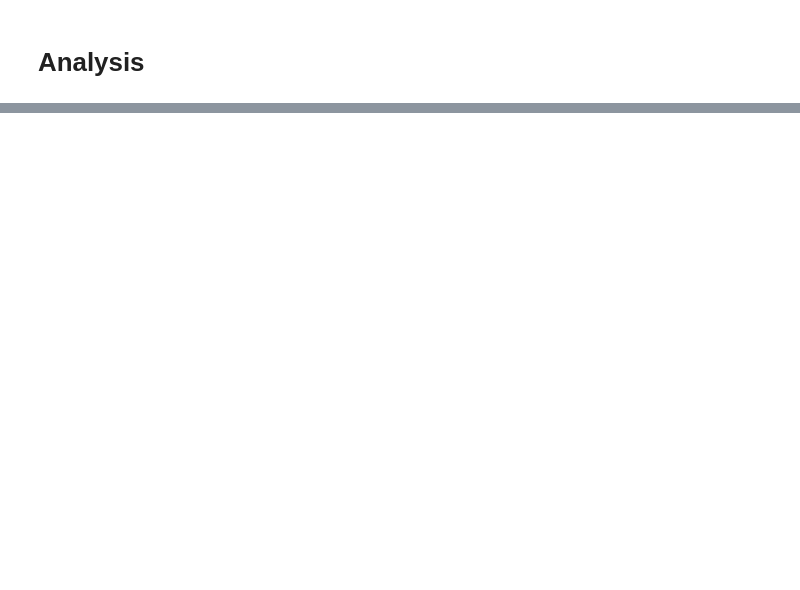
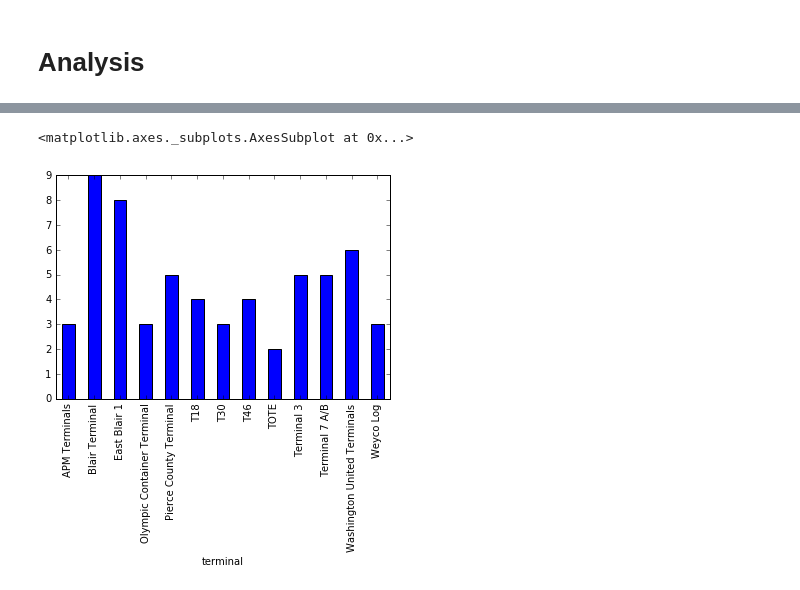
Before and after one commit to bricegnichols/bridge-stat, a Jupyter notebook: ship_data.ipynb, the cells around one changed output, grey strips where cells are left out. Saved outputs shown, nothing was run; the diff lists cells and outputs as text; code cells hidden in the pictures; blank space fills up the shorter version.

```diff
--- a/ship_data.ipynb
+++ b/ship_data.ipynb
@@ -126,0 +132,5 @@ pd.merge(schedule_df, vessel_df,on='vessel')
+# %%
+df.groupby('terminal').count()['vessel'].plot(kind='bar')
+# %% [output]
+<matplotlib.axes._subplots.AxesSubplot at 0x...>
+[figure, added]
```
Also changed, not shown: parts of 18 cells of this notebook, 1 other file.
